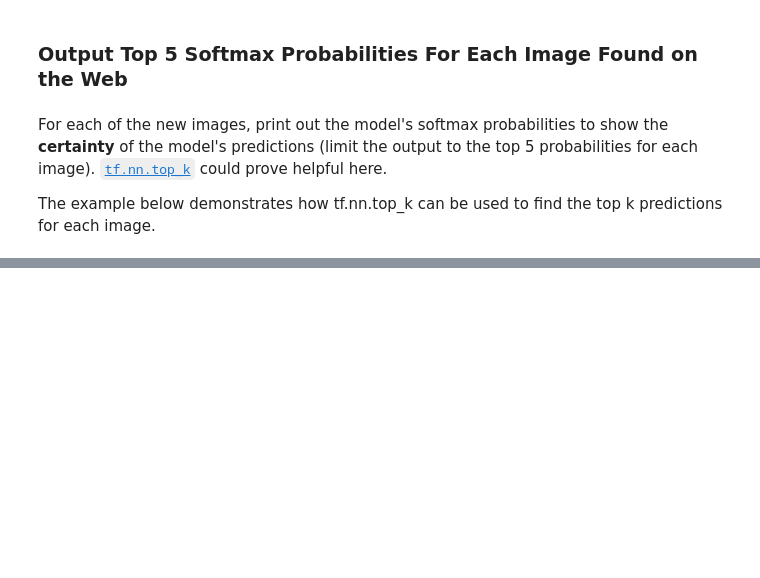
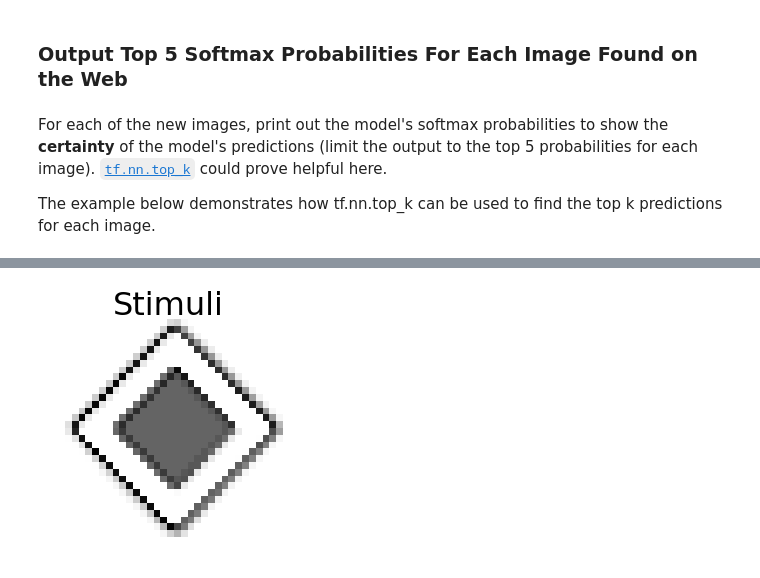
Before and after one commit to juandarr/German-traffic-sign-classifier, a Jupyter notebook: Traffic_Sign_Classifier.ipynb, the cells around one changed output, grey strips where cells are left out. Cells and saved outputs as stored; diff of their text form; code cells hidden in the pictures; blank space fills up the shorter version.

```diff
--- a/Traffic_Sign_Classifier.ipynb
+++ b/Traffic_Sign_Classifier.ipynb
@@ -1079,34 +1087,36 @@ For an example of what feature map outputs look like, check out NVIDIA's results
 def outputFeatureMap(image_input, tf_activation, activation_min=-1, activation_max=-1 ,plt_num=1):
     # Here make sure to preprocess your image_input in a way your network expects
     # with size, normalization, ect if needed
     # image_input =
     # Note: x should be the same name as your network's tensorflow data placeholder variable
     # If you get an error tf_activation is not defined it may be having trouble accessing the variable from inside a function
     sess = tf.get_default_session()
     activation = sess.run(tf_activation,feed_dict={x:image_input})
     featuremaps = activation.shape[3]
     plt.figure(plt_num, figsize=(15,15))
     for featuremap in range(featuremaps):
         plt.subplot(6,8, featuremap+1) # sets the number of feature maps to show on each row and column
         plt.title('FeatureMap ' + str(featuremap)) # displays the feature map number
         if activation_min != -1 & activation_max != -1:
             plt.imshow(activation[0,:,:, featuremap], interpolation="nearest", vmin =activation_min, vmax=activation_max, cmap="gray")
         elif activation_max != -1:
             plt.imshow(activation[0,:,:, featuremap], interpolation="nearest", vmax=activation_max, cmap="gray")
         elif activation_min !=-1:
             plt.imshow(activation[0,:,:, featuremap], interpolation="nearest", vmin=activation_min, cmap="gray")
         else:
             plt.imshow(activation[0,:,:, featuremap], interpolation="nearest", cmap="gray")
 # Stimuli
-stimuli = im_array_y[0]
+stimuli = im_array_pp[0]
 
 fig, ax = plt.subplots()
 
 ax.imshow(stimuli[:,:,0], cmap='gray')
 ax.axis('off')  # clear x- and y-axes
 fig.suptitle('Stimuli', fontsize=32)
 
 plt.show()
+# %% [output]
+[figure, added]
 # %%
 with tf.Session() as sess:
     saver.restore(sess, tf.train.latest_checkpoint('.'))
```
Also changed, not shown: parts of 27 cells of this notebook, 3 other files.
